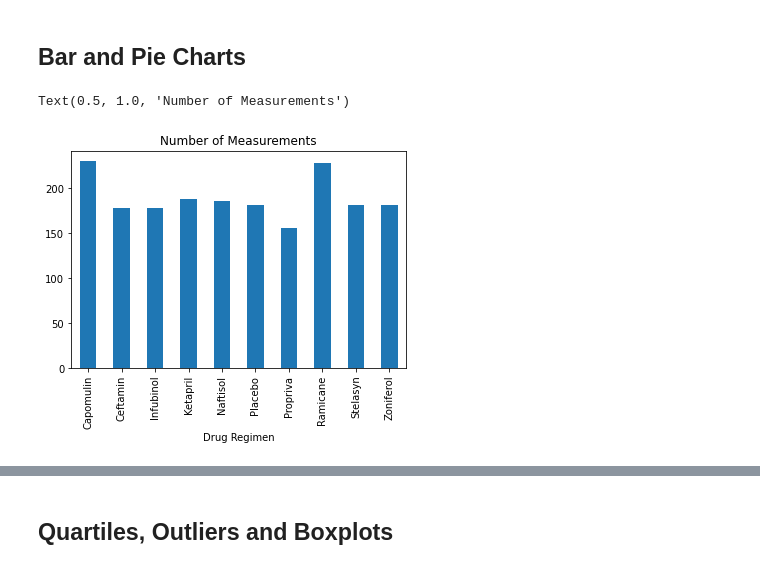
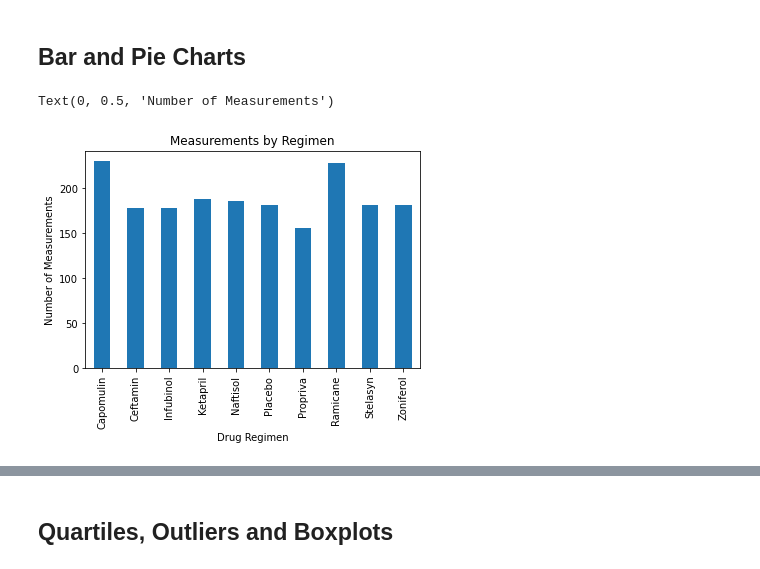
Before and after one commit to perkins228/matplotlib, a Jupyter notebook: Pymaceuticals/pymaceuticals_starter.ipynb, the cells around one changed output, grey strips where cells are left out. Saved outputs shown, nothing was run; the diff lists cells and outputs as text; code cells hidden in the pictures.

```diff
--- a/Pymaceuticals/pymaceuticals_starter.ipynb
+++ b/Pymaceuticals/pymaceuticals_starter.ipynb
@@ -154,11 +154,11 @@ total_sum
 # %%
 # Generate a bar plot showing the total number of measurements taken on each drug regimen using pandas.
 measurements = regimen_group["Drug Regimen"].count()
-measurements.plot(kind = "bar")
-plt.title("Number of Measurements")
+measurements.plot(kind = "bar", title = "Measurements by Regimen")
+plt.ylabel("Number of Measurements")
 # %% [output]
-Text(0.5, 1.0, 'Number of Measurements')
+Text(0, 0.5, 'Number of Measurements')
-[figure, old version]
+[figure, new version]
 # %%
 # Generate a bar plot showing the total number of measurements taken on each drug regimen using pyplot.
 x_axis = np.arange(len(measurements))
```
Also changed, not shown: parts of 3 cells of this notebook.
